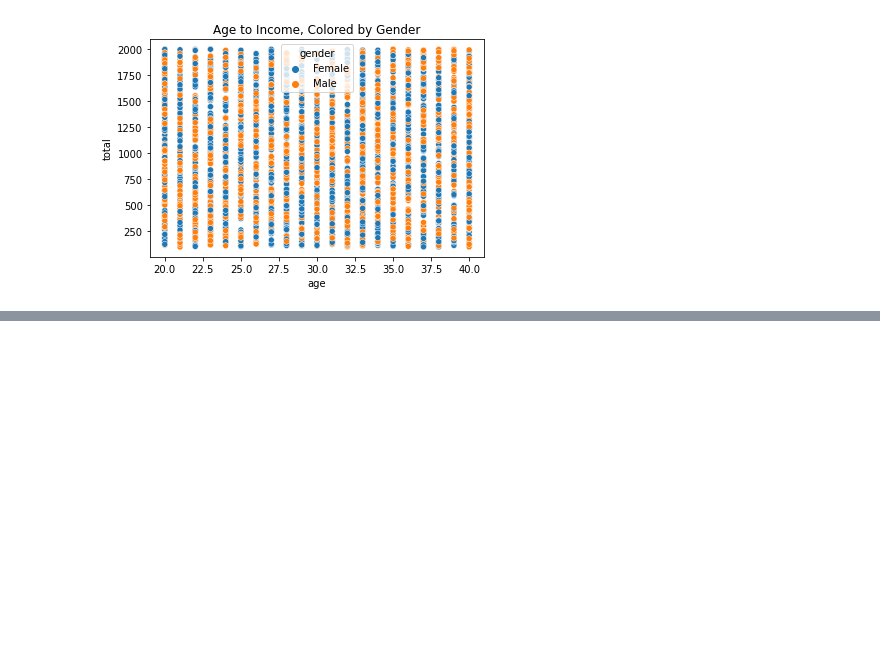
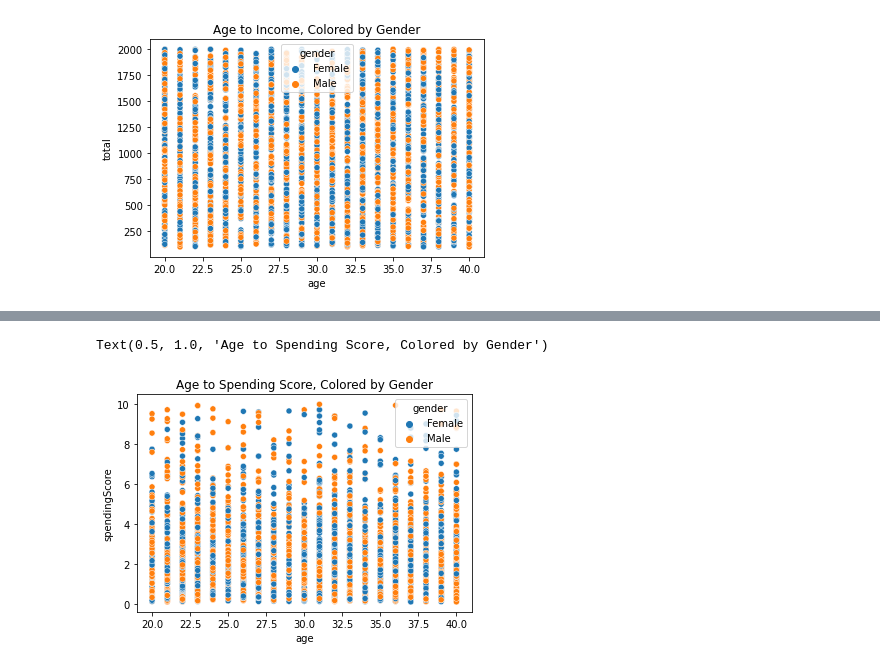
Before and after one commit to claupereirajr/customer_segmentation, a Jupyter notebook: customer_segmentation.ipynb, the cells around one changed output, grey strips where cells are left out. Cells and saved outputs as stored; diff of their text form; code cells hidden in the pictures; blank space fills up the shorter version.

```diff
--- a/customer_segmentation.ipynb
+++ b/customer_segmentation.ipynb
@@ -131,0 +135,6 @@ Text(0.5, 1.0, 'Age to Income, Colored by Gender')
+# %%
+sns.scatterplot(data=df, x='age', y='spendingScore', hue='gender')
+plt.title('Age to Spending Score, Colored by Gender')
+# %% [output]
+Text(0.5, 1.0, 'Age to Spending Score, Colored by Gender')
+[figure, added]
```
Also changed, not shown: parts of 8 cells of this notebook.
